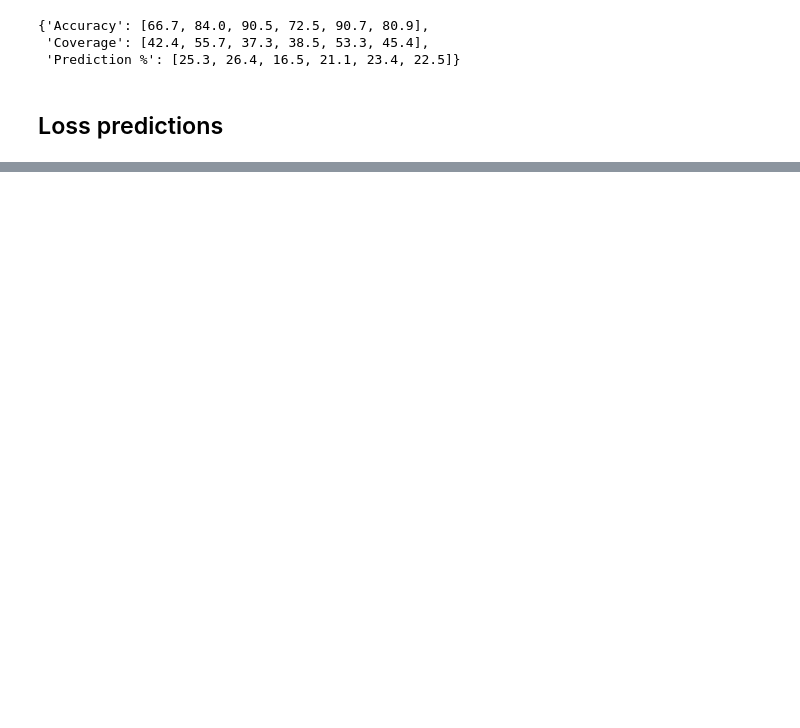
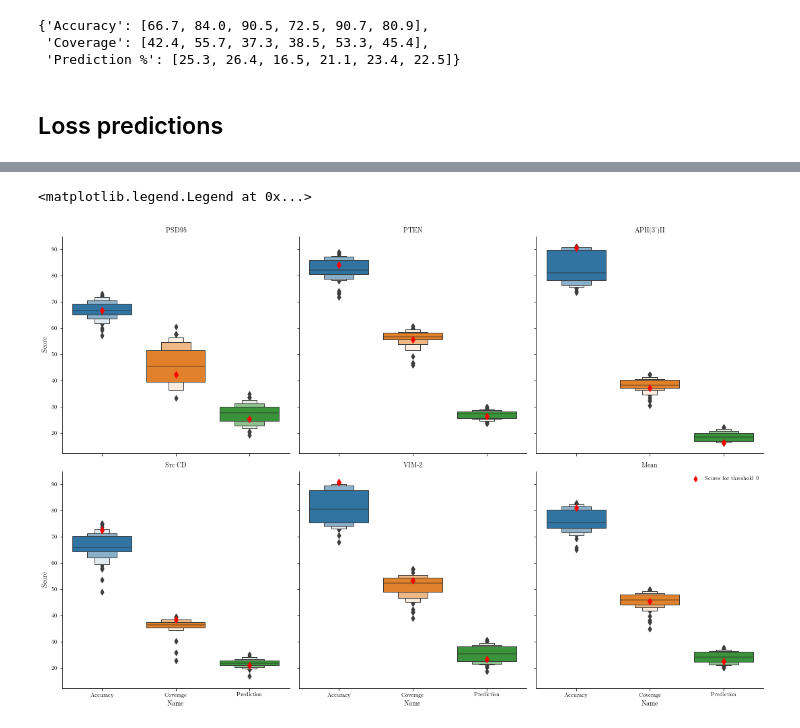
Before and after one commit to CrisSotomayor/perturbation-networks-get-data, a Jupyter notebook: figure_categories.ipynb, the cells around one changed output, grey strips where cells are left out. Saved outputs shown, nothing was run; the diff lists cells and outputs as text; code cells hidden in the pictures; blank space fills up the shorter version.

Commit message:
Update cat figure

```diff
--- a/figure_categories.ipynb
+++ b/figure_categories.ipynb
@@ -232,0 +208,7 @@ sns.catplot(x="Name", y="Score", kind="swarm", data=df_data)
+# %%
+dfs = []
+for protein in data.keys():
+    df = pd.DataFrame(data[protein], columns=['Threshold','Score', 'Name'])
+    df['Protein'] = protein
+    dfs.append(df)
+df = pd.concat(dfs)
@@ -232,0 +217,5 @@ sns.catplot(x="Name", y="Score", kind="swarm", data=df_data)
+# %%
+d = dict(zip(proteins, protein_names))
+d.update({'mean': 'Mean'})
+# %%
+df['Protein'] = df['Protein'].replace(d)
@@ -232,0 +224,14 @@ sns.catplot(x="Name", y="Score", kind="swarm", data=df_data)
+# %%
+g = sns.catplot(x='Name', y='Score', data=df, col='Protein', col_wrap=3,
+            col_order=df.Protein.unique(), kind='boxen')
+g.set_titles(row_template = '{row_name}', col_template = '{col_name}')
+
+x = [0, 1 , 2]
+for i, protein in enumerate(df.Protein.unique()):
+    y = df[(df.Protein==protein) & (df.Threshold==9.)]['Score'].values
+    g.axes[i].scatter(x=x, y=y, c='red', zorder=3, s=50, marker='d')
+X = plt.scatter([], [], marker='d', c='red', label='Scores for threshold 9')
+plt.legend(frameon=False)
+# %% [output]
+<matplotlib.legend.Legend at 0x...>
+[figure, added]
```
Also changed, not shown: parts of 4 cells of this notebook, 1 other file.
